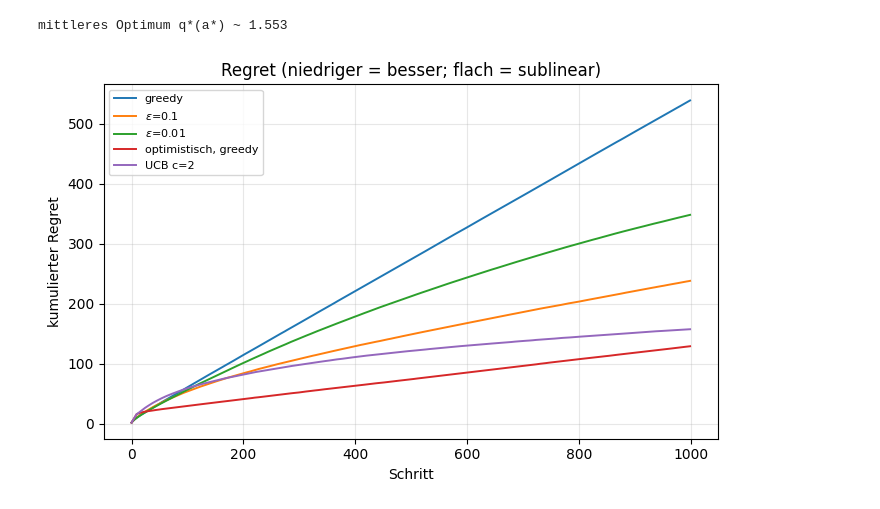
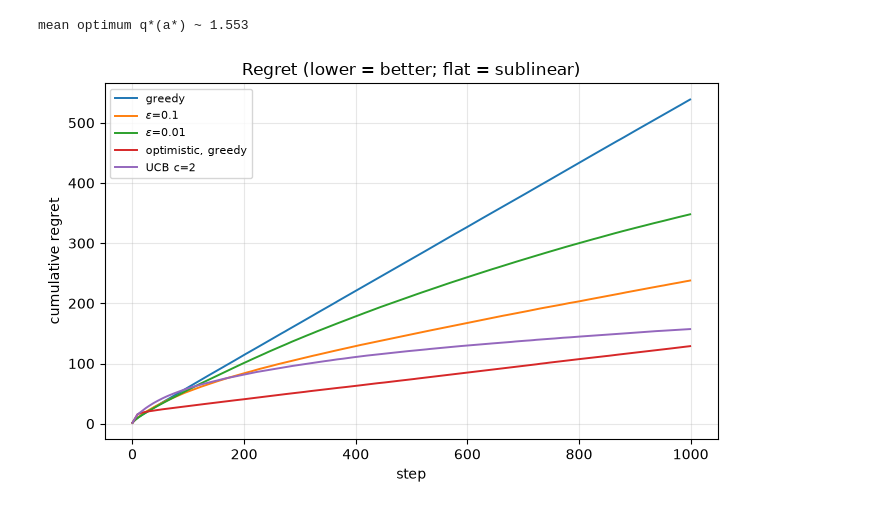
Before and after one commit to TimonLudwig1/Practice-Lab, a Jupyter notebook: xtAI_Learn-Repository/modules/13-reinforcement-learning/projects/01-basic/solution/bandits_solution.ipynb, the cells around one changed output. Cells and saved outputs as stored; diff of their text form; code cells hidden in the pictures.

```diff
--- a/xtAI_Learn-Repository/modules/13-reinforcement-learning/projects/01-basic/solution/bandits_solution.ipynb
+++ b/xtAI_Learn-Repository/modules/13-reinforcement-learning/projects/01-basic/solution/bandits_solution.ipynb
@@ -166,16 +166,16 @@ Wir vergleichen fünf Konfigurationen (die klassischen Sutton-&-Barto-Kurven):
 # %%
-N_STEPS, N_RUNS = 1000, 2000   # bei Bedarf kleiner setzen, z.B. 500/500
+N_STEPS, N_RUNS = 1000, 2000   # set smaller if needed, e.g. 500/500
 
 configs = {
     "greedy":               dict(strategy="greedy"),
     "$\\varepsilon$=0.1":   dict(strategy="epsilon", epsilon=0.1),
     "$\\varepsilon$=0.01":  dict(strategy="epsilon", epsilon=0.01),
-    "optimistisch, greedy": dict(strategy="greedy", Q_init=5.0),
+    "optimistic, greedy":   dict(strategy="greedy", Q_init=5.0),
     "UCB c=2":              dict(strategy="ucb", c=2.0),
 }
 
 results = {}
 for i, (label, kw) in enumerate(configs.items()):
     results[label] = run_experiment(kw, k=10, n_steps=N_STEPS, n_runs=N_RUNS, seed=100 + i)
-    print(f"fertig: {label:22s}  %optimal(final) = {100*results[label][1][-1]:.1f}")
+    print(f"done: {label:22s}  %optimal(final) = {100*results[label][1][-1]:.1f}")
 # %% [output]
@@ -207,15 +207,15 @@ zum theoretischen Optimum (Erwartungswert des Maximums von 10 Std-Normalen ≈ 1
 # %%
-# E[max von 10 N(0,1)] ~ 1.5388 (Monte-Carlo-Schaetzung des Testbed-Optimums)
+# E[max of 10 N(0,1)] ~ 1.5388 (Monte-Carlo estimate of the testbed optimum)
 q_star_max = np.mean([GaussianBandit(k=10, seed=s).q_true.max() for s in range(5000)])
-print("mittleres Optimum q*(a*) ~", round(q_star_max, 3))
+print("mean optimum q*(a*) ~", round(q_star_max, 3))
 
 plt.figure(figsize=(7, 4.5))
 for label, (r, o) in results.items():
     regret = np.cumsum(q_star_max - r)
     plt.plot(regret, label=label, lw=1.4)
-plt.xlabel("Schritt"); plt.ylabel("kumulierter Regret")
-plt.title("Regret (niedriger = besser; flach = sublinear)")
+plt.xlabel("step"); plt.ylabel("cumulative regret")
+plt.title("Regret (lower = better; flat = sublinear)")
 plt.legend(fontsize=8); plt.grid(alpha=0.3); plt.tight_layout(); plt.show()
 # %% [output]
-mittleres Optimum q*(a*) ~ 1.553
+mean optimum q*(a*) ~ 1.553
-[figure, old version]
+[figure, new version]
```
Also changed, not shown: parts of 18 cells of this notebook, 1 other file.
